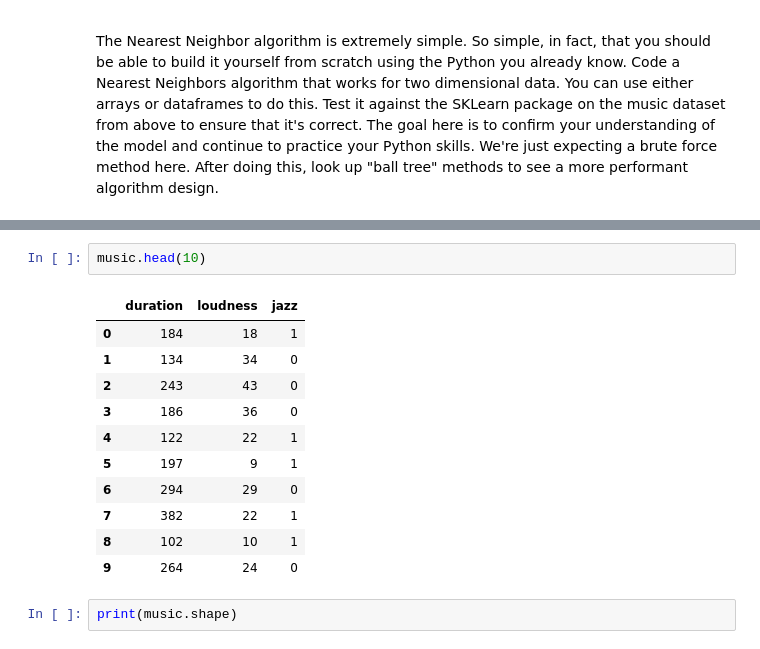
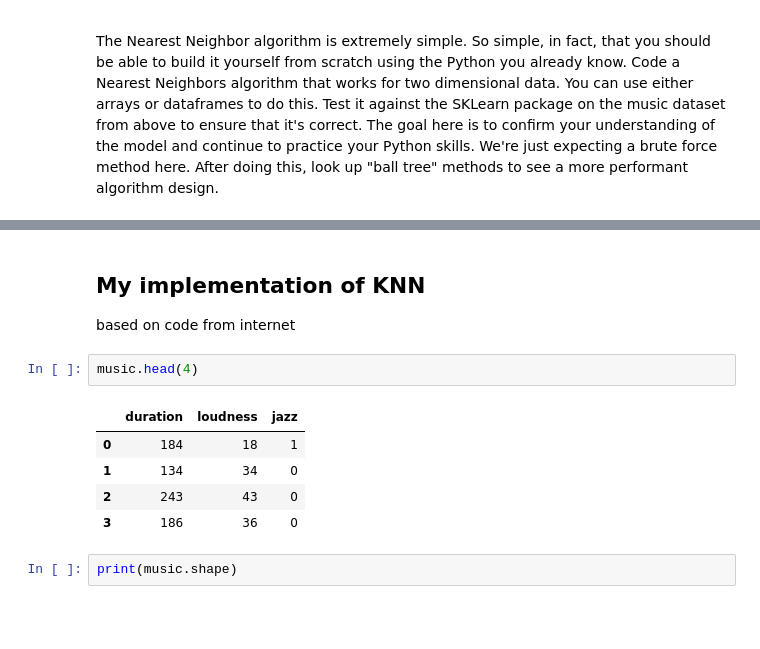
Before and after one commit to v2br/AI_study, a Jupyter notebook: unit3/3.1.1 K Nearest Neighbors Classifiers.ipynb, the cells around one changed output, grey strips where cells are left out. Saved outputs shown, nothing was run; the diff lists cells and outputs as text; blank space fills up the shorter version.

```diff
--- a/unit3/3.1.1 K Nearest Neighbors Classifiers.ipynb
+++ b/unit3/3.1.1 K Nearest Neighbors Classifiers.ipynb
@@ -215,17 +202,14 @@ music.describe()
+# %% [markdown]
+## My implementation  of KNN
+based on code from internet
 # %%
-music.head(10)
+music.head(4)
 # %% [output]
 |  | duration | loudness | jazz |
 | 0 | 184 | 18 | 1 |
 | 1 | 134 | 34 | 0 |
 | 2 | 243 | 43 | 0 |
 | 3 | 186 | 36 | 0 |
-| 4 | 122 | 22 | 1 |
-| 5 | 197 | 9 | 1 |
-| 6 | 294 | 29 | 0 |
-| 7 | 382 | 22 | 1 |
-| 8 | 102 | 10 | 1 |
-| 9 | 264 | 24 | 0 |
 # %%
 print(music.shape)
 # %% [output]
```
Also changed, not shown: parts of 6 cells of this notebook, 1 other file.
